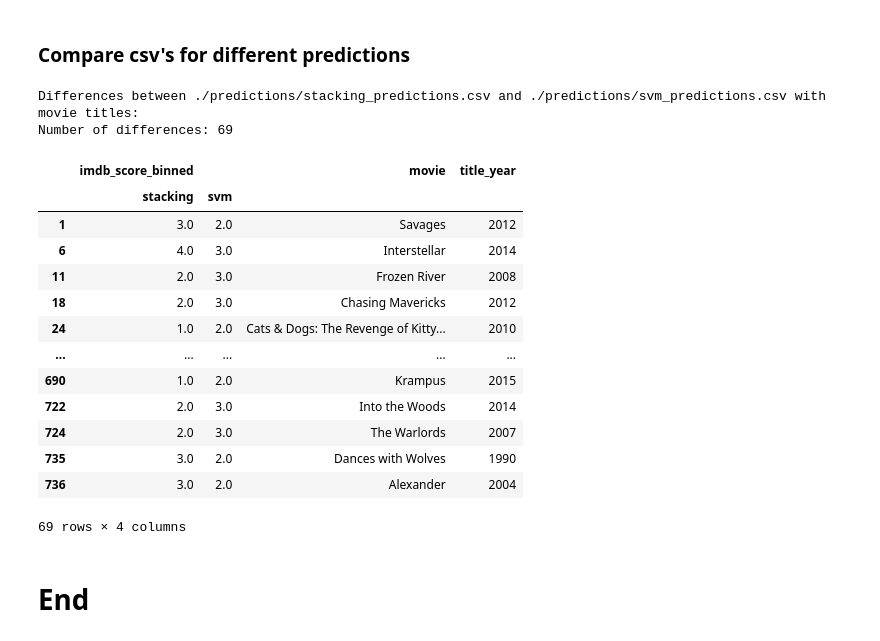
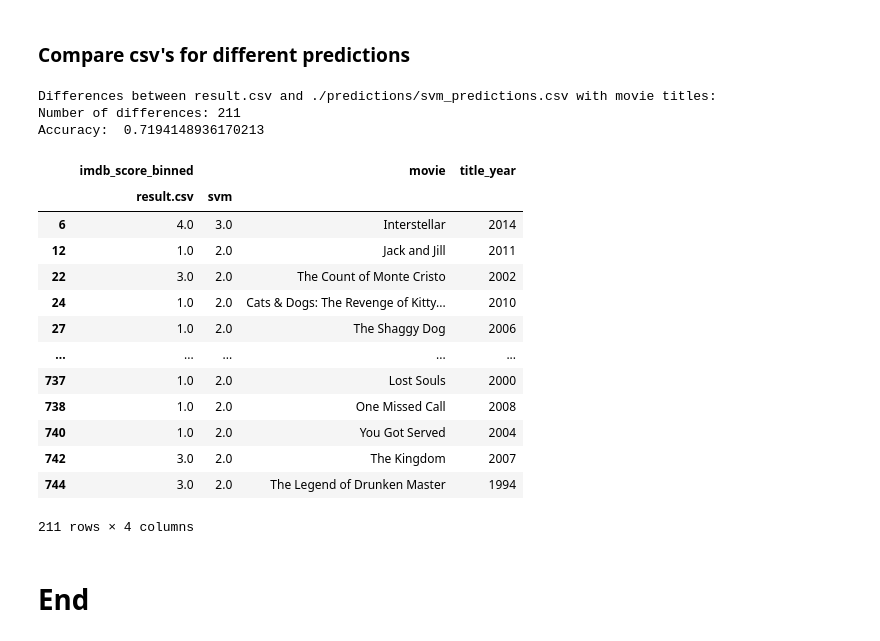
Before and after one commit to JZYNX/ML-assignment-2, a Jupyter notebook: COMP30027-Project2.ipynb, the cells around one changed output. Cells and saved outputs as stored; diff of their text form; code cells hidden in the pictures.

Commit message:
accuracy testing on real dataset

```diff
--- a/COMP30027-Project2.ipynb
+++ b/COMP30027-Project2.ipynb
@@ -1194,26 +1195,27 @@ def compare_csv(csv1, csv2):
 # %%
 log_csv = './predictions/logit_predictions.csv'
 stack_csv = './predictions/stacking_predictions.csv'
 rf_csv = './predictions/rf_predictions.csv'
 svm_csv = './predictions/svm_predictions.csv'
 
-compare_csv(stack_csv, svm_csv)
+compare_csv('result.csv', svm_csv)
 # %% [output]
-Differences between ./predictions/stacking_predictions.csv and ./predictions/svm_predictions.csv with movie titles:
-Number of differences: 69
+Differences between result.csv and ./predictions/svm_predictions.csv with movie titles:
+Number of differences: 211
+Accuracy:  0.7194148936170213
 |  | imdb_score_binned |  | movie | title_year |
-|  | stacking | svm |  |  |
-| 1 | 3.0 | 2.0 | Savages | 2012 |
+|  | result.csv | svm |  |  |
 | 6 | 4.0 | 3.0 | Interstellar | 2014 |
-| 11 | 2.0 | 3.0 | Frozen River | 2008 |
-| 18 | 2.0 | 3.0 | Chasing Mavericks | 2012 |
+| 12 | 1.0 | 2.0 | Jack and Jill | 2011 |
+| 22 | 3.0 | 2.0 | The Count of Monte Cristo | 2002 |
 | 24 | 1.0 | 2.0 | Cats & Dogs: The Revenge of Kitty... | 2010 |
+| 27 | 1.0 | 2.0 | The Shaggy Dog | 2006 |
 | ... | ... | ... | ... | ... |
-| 690 | 1.0 | 2.0 | Krampus | 2015 |
-| 722 | 2.0 | 3.0 | Into the Woods | 2014 |
-| 724 | 2.0 | 3.0 | The Warlords | 2007 |
-| 735 | 3.0 | 2.0 | Dances with Wolves | 1990 |
-| 736 | 3.0 | 2.0 | Alexander | 2004 |
+| 737 | 1.0 | 2.0 | Lost Souls | 2000 |
+| 738 | 1.0 | 2.0 | One Missed Call | 2008 |
+| 740 | 1.0 | 2.0 | You Got Served | 2004 |
+| 742 | 3.0 | 2.0 | The Kingdom | 2007 |
+| 744 | 3.0 | 2.0 | The Legend of Drunken Master | 1994 |
-69 rows × 4 columns
+211 rows × 4 columns
 # %% [markdown]
 # End
```
Also changed, not shown: parts of 1 cell of this notebook, 4 other files.
